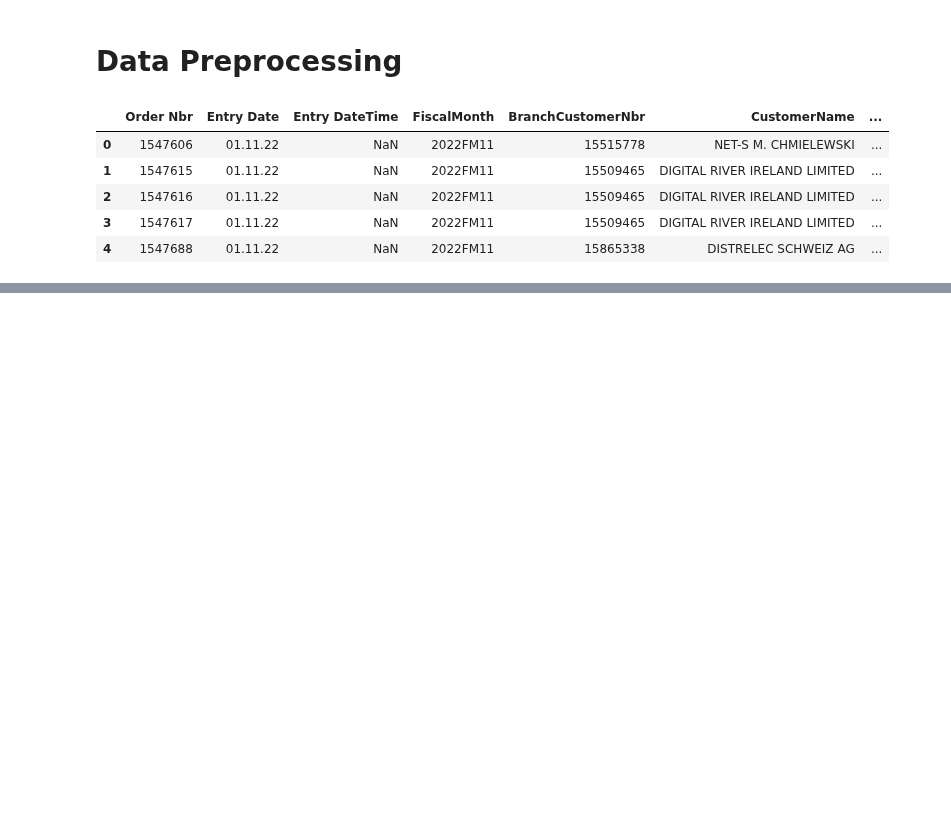
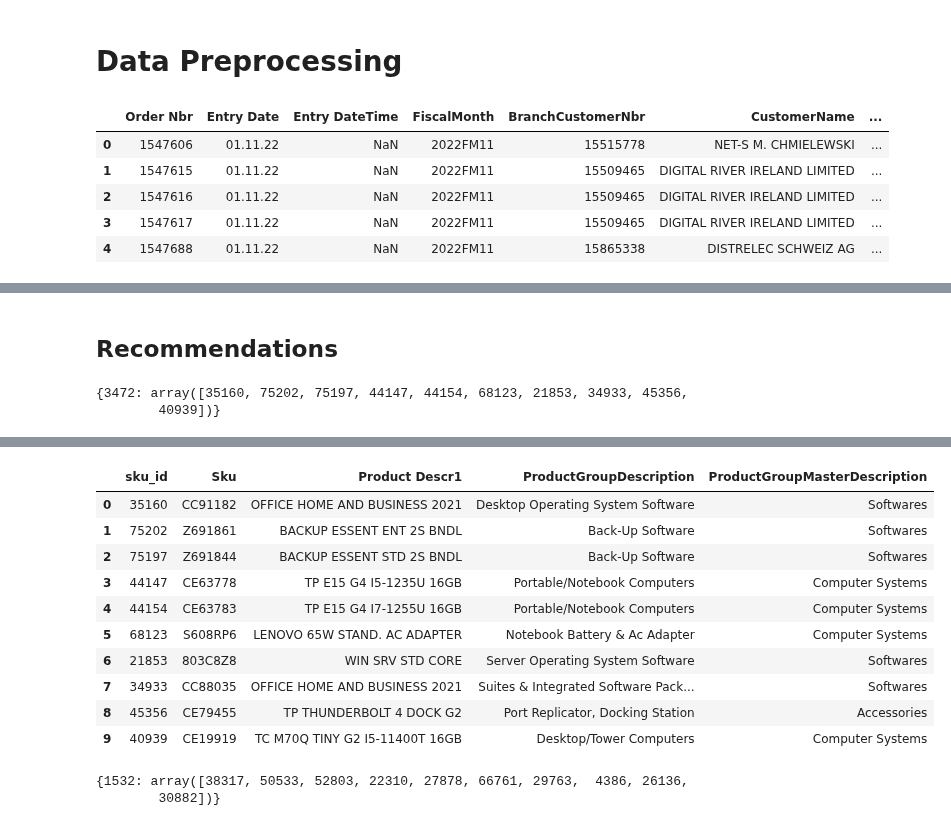
Before and after one commit to vincm1/RecSys_Implicit, a Jupyter notebook: Neural_Collaborative_Filtering_(NCF).ipynb, the cells around one changed output, grey strips where cells are left out. Saved outputs shown, nothing was run; the diff lists cells and outputs as text; code cells hidden in the pictures; blank space fills up the shorter version.

```diff
--- a/Neural_Collaborative_Filtering_(NCF).ipynb
+++ b/Neural_Collaborative_Filtering_(NCF).ipynb
@@ -497,0 +158,10 @@ array([0.82334673], dtype=float32)
+# %%
+metrics = [
+        "loss",
+        "balanced_accuracy",
+        "roc_auc",
+        "precision",
+        "recall",
+        "map",
+        "ndcg",
+    ]
@@ -497,0 +182,7 @@ array([0.82334673], dtype=float32)
+# %%
+model.fit(train,
+          neg_sampling=True,
+          shuffle=True,
+          verbose=2,
+          eval_data=eval,
+          metrics=metrics)
@@ -497,0 +282,4 @@ array([0.82334673], dtype=float32)
+# %% [markdown]
+## Recommendations
+# %%
+sku_list = df[["sku_id", "Sku", "Product Descr1", "ProductGroupDescription", "ProductGroupMasterDescription"]].drop_duplicates()
@@ -497,0 +289,27 @@ array([0.82334673], dtype=float32)
+# %%
+user_id = 3472
+num_recommendations = 10
+recs = model.recommend_user(user=user_id, n_rec=num_recommendations)
+recs
+# # # Extract item IDs from recommendations
+# model_recs = []
+# for i in recs[1]:
+#   model_recs.append(i)
+# model_recs
+# # # # Calculate predicted scores using the model
+# model_preds = model.predict(user_id, model_recs)
+# model_preds
+# # # # Rank the recommendations
+# ranks = rank_recommendations(recs, n_rec=10, n_items=len(recs[1]), user_ids=[user_id], model_preds=recs[1], user_consumed)
+# %% [output]
+{3472: array([35160, 75202, 75197, 44147, 44154, 68123, 21853, 34933, 45356,
+        40939])}
+# %%
+#recs[user_id]
+rec_tab = pd.DataFrame(data=[recs[user_id]])
+rec_tab = rec_tab.T.rename(columns={0:"sku_id"})
+rec_tab = rec_tab.merge(sku_list, on="sku_id", how="left")
+rec_tab.to_csv(f'{user_id}_NCF_FREQ_REC.csv')
+files.download(f'{user_id}_NCF_FREQ_REC.csv')
+rec_tab
+# %% [output]
@@ -497,0 +318,19 @@ array([0.82334673], dtype=float32)
+|  | sku_id | Sku | Product Descr1 | ProductGroupDescription | ProductGroupMasterDescription |
+| 0 | 35160 | CC91182 | OFFICE HOME AND BUSINESS 2021 | Desktop Operating System Software | Softwares |
+| 1 | 75202 | Z691861 | BACKUP ESSENT ENT 2S BNDL | Back-Up Software | Softwares |
+| 2 | 75197 | Z691844 | BACKUP ESSENT STD 2S BNDL | Back-Up Software | Softwares |
+| 3 | 44147 | CE63778 | TP E15 G4 I5-1235U 16GB | Portable/Notebook Computers | Computer Systems |
+| 4 | 44154 | CE63783 | TP E15 G4 I7-1255U 16GB | Portable/Notebook Computers | Computer Systems |
+| 5 | 68123 | S608RP6 | LENOVO 65W STAND. AC ADAPTER | Notebook Battery & Ac Adapter | Computer Systems |
+| 6 | 21853 | 803C8Z8 | WIN SRV STD CORE | Server Operating System Software | Softwares |
+| 7 | 34933 | CC88035 | OFFICE HOME AND BUSINESS 2021 | Suites & Integrated Software Pack... | Softwares |
+| 8 | 45356 | CE79455 | TP THUNDERBOLT 4 DOCK G2 | Port Replicator, Docking Station | Accessories |
+| 9 | 40939 | CE19919 | TC M70Q TINY G2 I5-11400T 16GB | Desktop/Tower Computers | Computer Systems |
+# %%
+user_id_2 = 1532
+num_recommendations = 10
+recs_2 = model.recommend_user(user=user_id_2, n_rec=num_recommendations)
+recs_2
+# %% [output]
+{1532: array([38317, 50533, 52803, 22310, 27878, 66761, 29763,  4386, 26136,
+        30882])}
```
Also changed, not shown: parts of 64 cells of this notebook.
